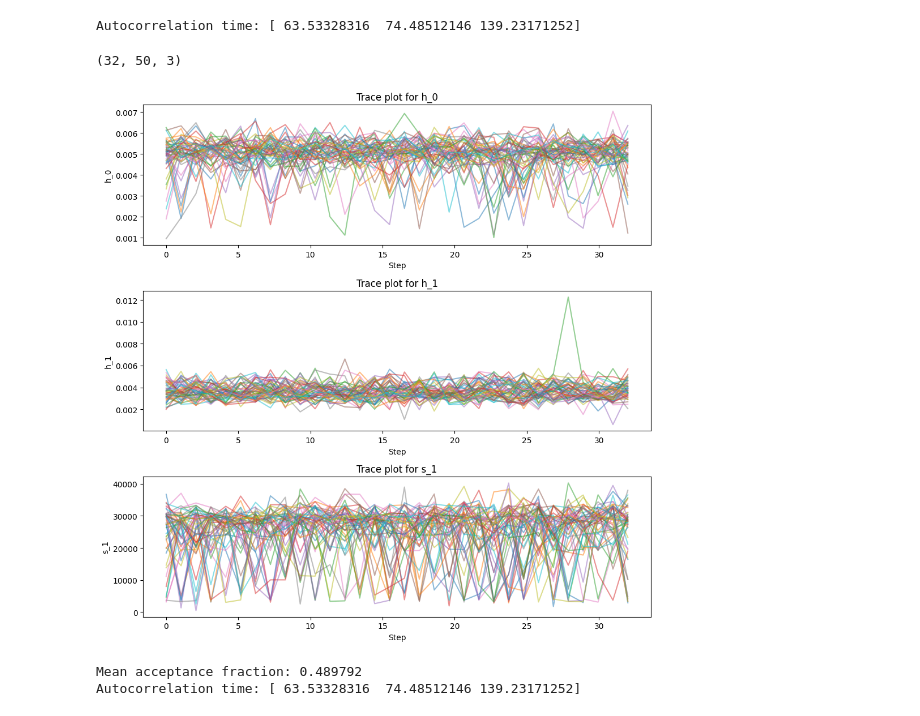
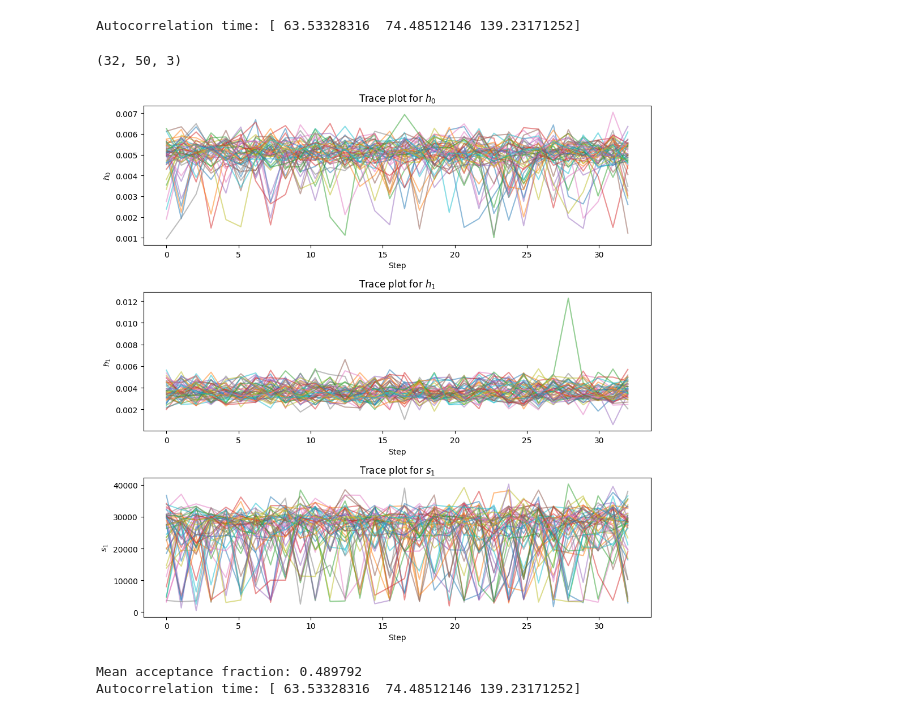
Before and after one commit to AlexBM173/apb86_S2, a Jupyter notebook: draft.ipynb, the cells around one changed output. Cells and saved outputs as stored; diff of their text form; code cells hidden in the pictures.

```diff
--- a/draft.ipynb
+++ b/draft.ipynb
@@ -235,23 +235,23 @@ Autocorrelation time: [ 63.53328316  74.48512146 139.23171252]
 # %%
 fig, ax = plt.subplots(3, 1, figsize=(10, 10))
 steps = np.linspace(0, len(samples), len(samples))
 print(np.shape(samples))
 for j in range(ndim):
     for i in range(nwalkers):
         ax[j].plot(steps, samples[:, i, j], alpha=0.5)
     ax[j].set_xlabel("Step")
-ax[0].set_ylabel(f"h_0")
-ax[1].set_ylabel(f"h_1")
-ax[2].set_ylabel(f"s_1")
-ax[0].set_title(f"Trace plot for h_0")
-ax[1].set_title(f"Trace plot for h_1")
-ax[2].set_title(f"Trace plot for s_1")
+ax[0].set_ylabel(f"$h_0$")
+ax[1].set_ylabel(f"$h_1$")
+ax[2].set_ylabel(f"$s_1$")
+ax[0].set_title(f"Trace plot for $h_0$")
+ax[1].set_title(f"Trace plot for $h_1$")
+ax[2].set_title(f"Trace plot for $s_1$")
 
 plt.tight_layout()
 plt.show()
 # %% [output]
 (32, 50, 3)
-[figure, old version]
+[figure, new version]
 # %%
 # Diagnostics
 
```
Also changed, not shown: parts of 1 cell of this notebook.
